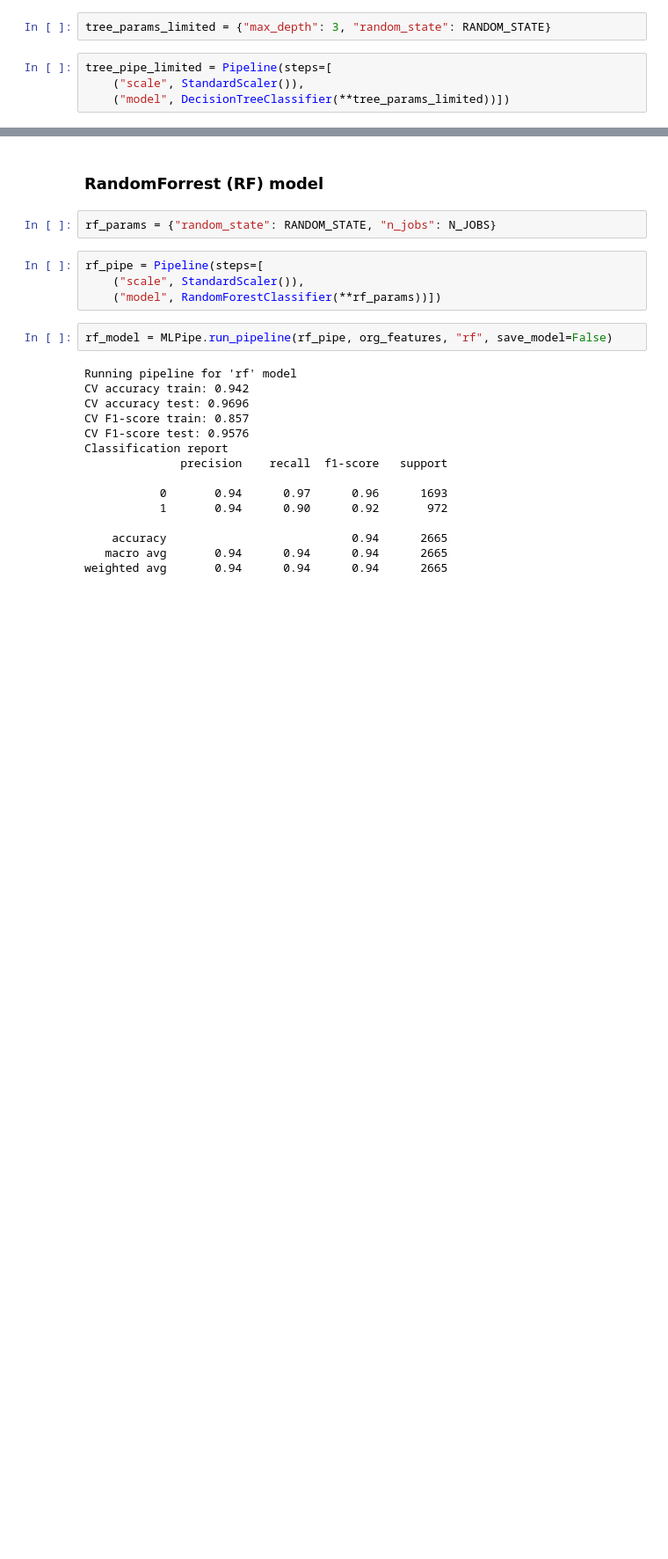
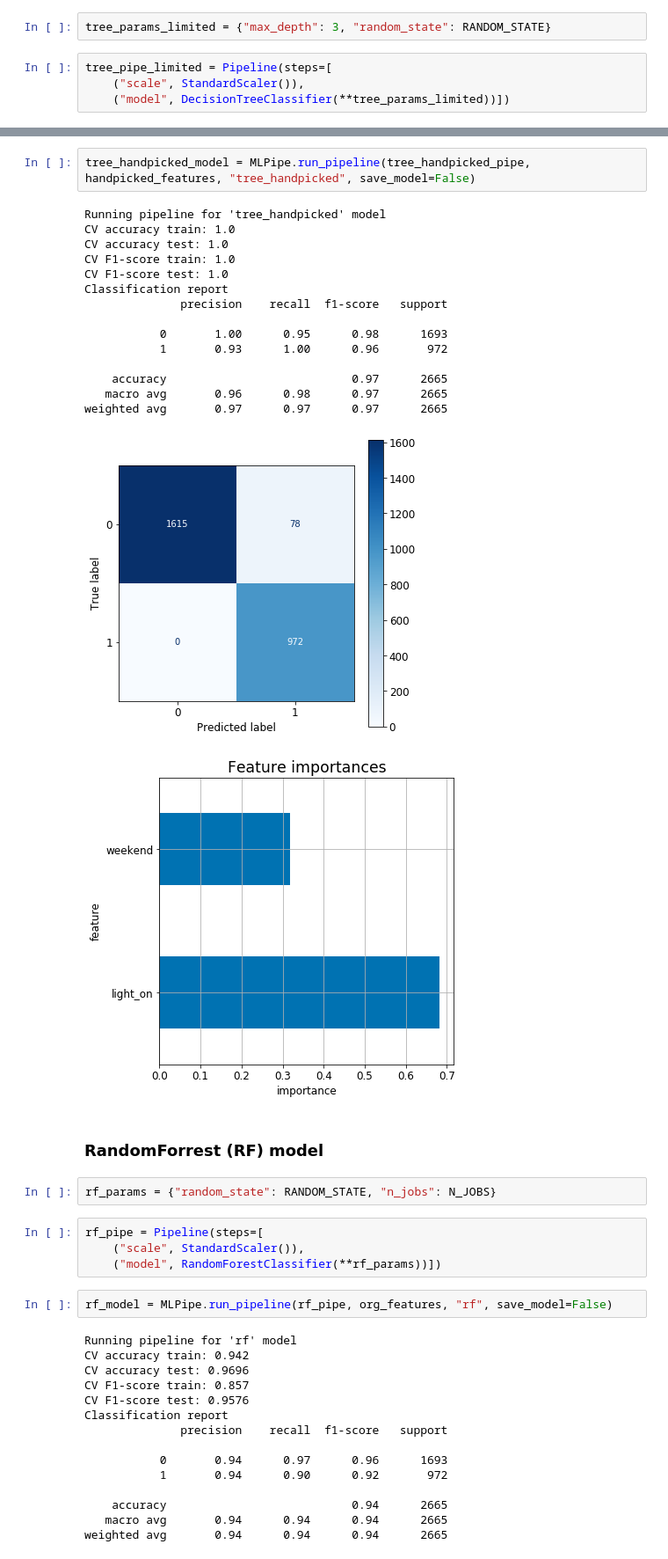
Before and after one commit to slangenbach/hvac-optimization, a Jupyter notebook: notebooks/03-modeling.ipynb, the cells around one changed output, grey strips where cells are left out. Shown at 88% size. Cells and saved outputs as stored; diff of their text form; blank space fills up the shorter version.

```diff
--- a/notebooks/03-modeling.ipynb
+++ b/notebooks/03-modeling.ipynb
@@ -181,3 +189,22 @@ plt.savefig(figure_path.joinpath("tree_plot.svg"), format="svg")
+# %%
+tree_handpicked_model = MLPipe.run_pipeline(tree_handpicked_pipe, handpicked_features, "tree_handpicked", save_model=False)
+# %% [output]
+Running pipeline for 'tree_handpicked' model
+CV accuracy train: 1.0
+CV accuracy test: 1.0
+CV F1-score train: 1.0
+CV F1-score test: 1.0
+Classification report
+              precision    recall  f1-score   support
+
+           0       1.00      0.95      0.98      1693
+           1       0.93      1.00      0.96       972
+
+    accuracy                           0.97      2665
+   macro avg       0.96      0.98      0.97      2665
+weighted avg       0.97      0.97      0.97      2665
+[figure, added]
+[figure, added]
 # %% [markdown]
 ### RandomForrest (RF) model
 # %%
```
Also changed, not shown: parts of 15 cells of this notebook, 3 other files.
